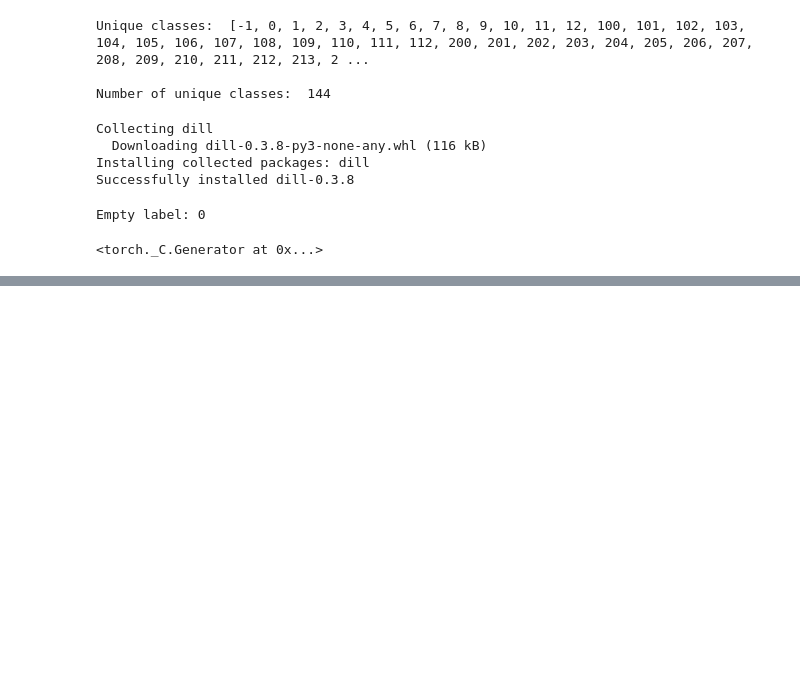
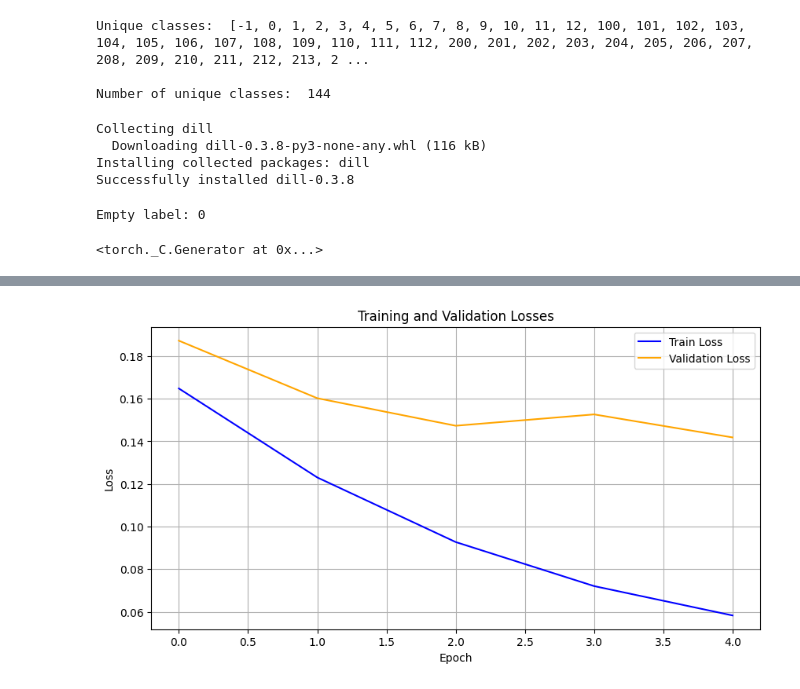
Before and after one commit to adikal25/NBME, a Jupyter notebook: Score_Clinical_Patient_Notes.ipynb, the cells around one changed output, grey strips where cells are left out. Cells and saved outputs as stored; diff of their text form; code cells hidden in the pictures; blank space fills up the shorter version.

```diff
--- a/Score_Clinical_Patient_Notes.ipynb
+++ b/Score_Clinical_Patient_Notes.ipynb
@@ -406,9 +413,9 @@ class CustomDataset(Dataset):
 class CustomModel(nn.Module):
     def __init__(self, hyperparameters):
         super().__init__()
-        self.bert = AutoModel.from_pretrained(hyperparameters['model_name']) # BERT model
+        self.bert = AutoModel.from_pretrained(hyperparameters['model']) # BERT model
         self.dropout = nn.Dropout(p=hyperparameters['dropout'])
-        self.config =  AutoConfig.from_pretrained(hyperparameters['model_name'])
+        self.config =  AutoConfig.from_pretrained(hyperparameters['model'])
         self.fc1 = nn.Linear(768, N_CLASSES)
 
     def summary(self):
@@ -761,0 +445,29 @@ with open('/content/submission.txt', 'w') as file:
+# %%
+model_path = hyperparameters['model']
+
+# Define the optimizer
+optimizer = optim.AdamW(model.parameters(), lr=hyperparameters['lr'])
+
+# Assuming train_bert and val_bert are already defined
+training_data = CustomDataset(train_bert, tokenizer, hyperparameters)
+train_dataloader = DataLoader(training_data, batch_size=hyperparameters['batch_size'], shuffle=True, worker_init_fn=seed_worker,
+generator=g)
+testing_data = CustomDataset(val_bert, tokenizer, hyperparameters)
+test_dataloader = DataLoader(testing_data, batch_size=hyperparameters['batch_size'], shuffle=True, worker_init_fn=seed_worker,
+generator=g)
+
+# Device, Model, Loss Function, Optimizer Setup
+device = "cuda" if torch.cuda.is_available() else "cpu"
+
+# Define the model
+model = CustomModel(hyperparameters).to(device)
+
+# Define the loss function
+criterion = nn.CrossEntropyLoss()
+
+# Define the optimizer with the learning rate
+optimizer = optim.AdamW(model.parameters(), lr=hyperparameters['lr'])
+# %%
+for batch_idx, (inputs, mask, labels) in enumerate(train_dataloader):
+    # Print the shapes of inputs, mask, and labels for the current batch
+    print(f"Batch {batch_idx}: Inputs shape: {inputs.shape}, Mask shape: {mask.shape}, Labels shape: {labels.shape}")
@@ -761,0 +596,13 @@ with open('/content/submission.txt', 'w') as file:
+# %%
+
+plt.figure(figsize=(10, 5))
+plt.plot(train_losses, label='Train Loss', color='blue')
+plt.plot(val_losses, label='Validation Loss', color='orange')
+plt.xlabel('Epoch')
+plt.ylabel('Loss')
+plt.title('Training and Validation Losses')
+plt.legend()
+plt.grid(True)
+plt.show()
+# %% [output]
+[figure, added]
```
Also changed, not shown: parts of 13 cells of this notebook.
